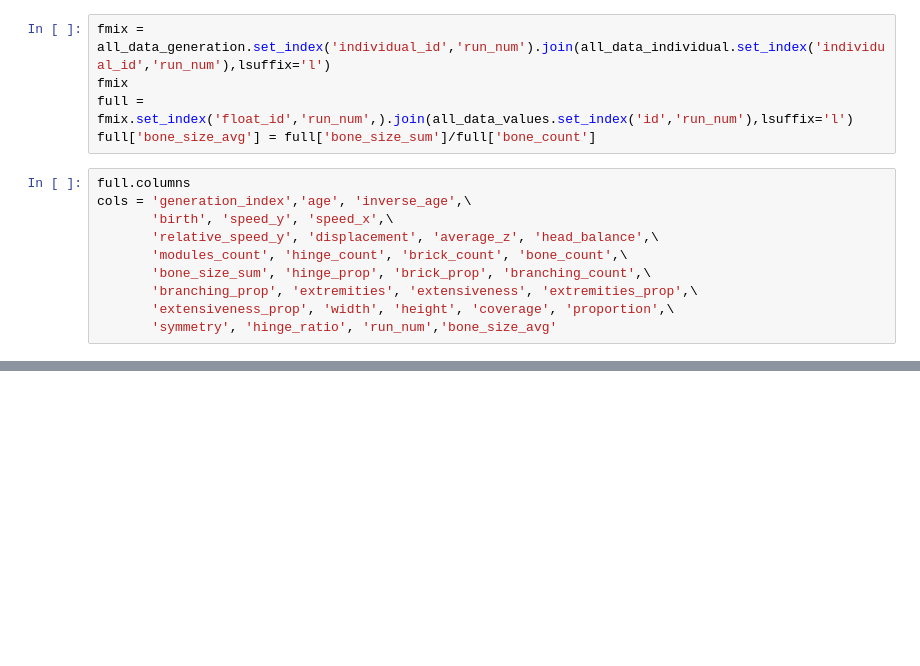
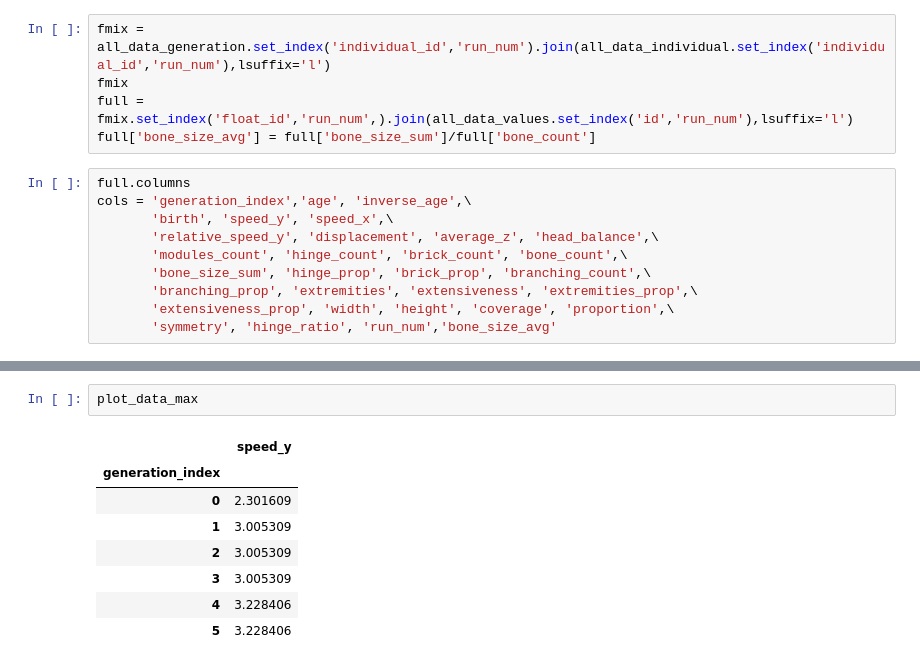
Before and after one commit to bobykhani/revolve2, a Jupyter notebook: experiments/optimize_modular_v2/analysis_v3.ipynb, the cells around one changed output, grey strips where cells are left out. Saved outputs shown, nothing was run; the diff lists cells and outputs as text; blank space fills up the shorter version.

```diff
--- a/experiments/optimize_modular_v2/analysis_v3.ipynb
+++ b/experiments/optimize_modular_v2/analysis_v3.ipynb
@@ -109,0 +140,11 @@ plt.plot(plot_data.index,plot_data['value'])
+# %%
+plot_data_max
+# %% [output]
+|  | speed_y |
+| generation_index |  |
+| 0 | 2.301609 |
+| 1 | 3.005309 |
+| 2 | 3.005309 |
+| 3 | 3.005309 |
+| 4 | 3.228406 |
+| 5 | 3.228406 |
```
Also changed, not shown: parts of 8 cells of this notebook, 9 other files.
